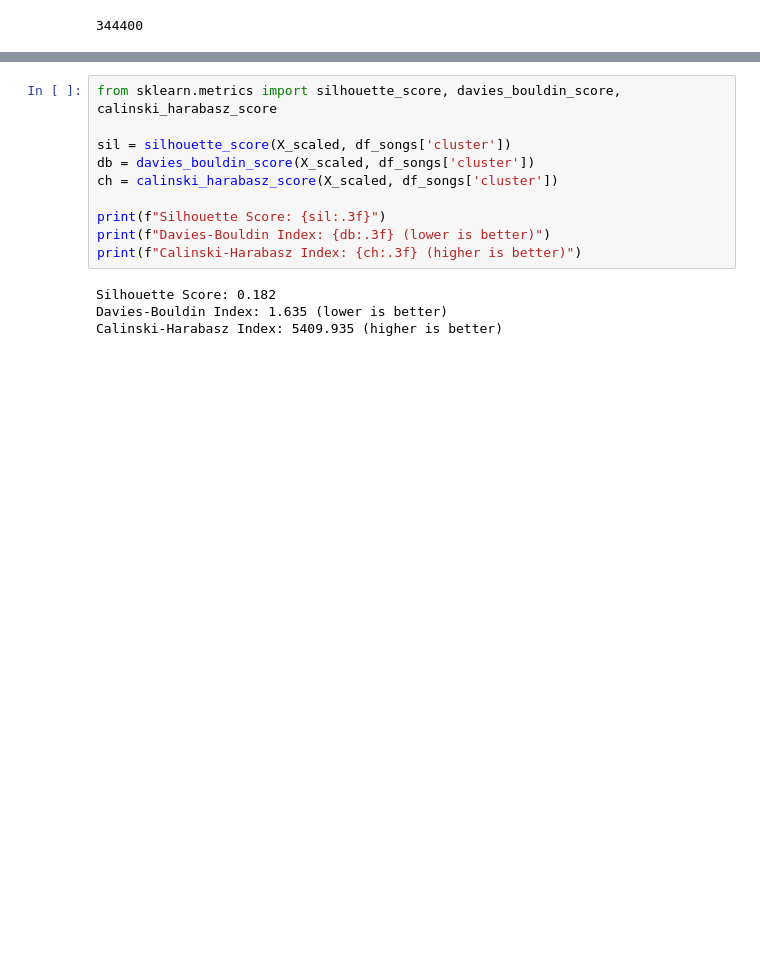
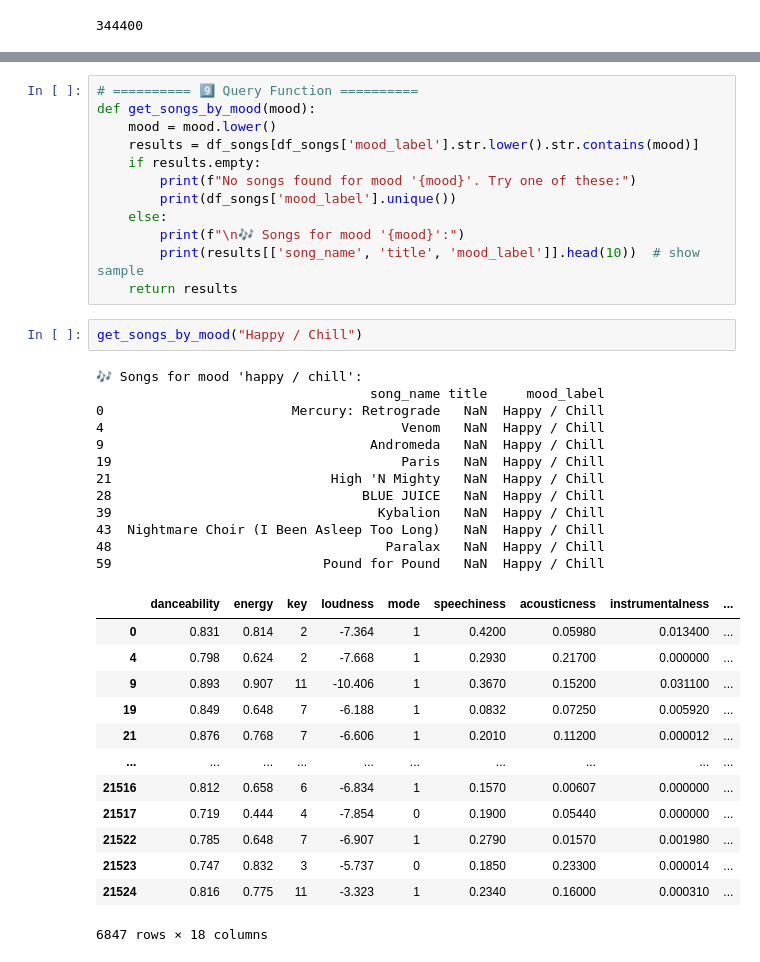
Before and after one commit to Aravind556/Dhwani, a Jupyter notebook: test.ipynb, the cells around one changed output, grey strips where cells are left out. Cells and saved outputs as stored; diff of their text form; blank space fills up the shorter version.

```diff
--- a/test.ipynb
+++ b/test.ipynb
@@ -199,14 +178,40 @@ Sad / Mellow         0.652   0.733         0.754  160.785
-# %%
-from sklearn.metrics import silhouette_score, davies_bouldin_score, calinski_harabasz_score
-
-sil = silhouette_score(X_scaled, df_songs['cluster'])
-db = davies_bouldin_score(X_scaled, df_songs['cluster'])
-ch = calinski_harabasz_score(X_scaled, df_songs['cluster'])
-
-print(f"Silhouette Score: {sil:.3f}")
-print(f"Davies-Bouldin Index: {db:.3f} (lower is better)")
-print(f"Calinski-Harabasz Index: {ch:.3f} (higher is better)")
-# %% [output]
-Silhouette Score: 0.182
-Davies-Bouldin Index: 1.635 (lower is better)
-Calinski-Harabasz Index: 5409.935 (higher is better)
+# %%
+# ========== 9️⃣ Query Function ==========
+def get_songs_by_mood(mood):
+    mood = mood.lower()
+    results = df_songs[df_songs['mood_label'].str.lower().str.contains(mood)]
+    if results.empty:
+        print(f"No songs found for mood '{mood}'. Try one of these:")
+        print(df_songs['mood_label'].unique())
+    else:
+        print(f"\n🎶 Songs for mood '{mood}':")
+        print(results[['song_name', 'title', 'mood_label']].head(10))  # show sample
+    return results
+# %%
+get_songs_by_mood("Happy / Chill")
+# %% [output]
+🎶 Songs for mood 'happy / chill':
+                                   song_name title     mood_label
+0                        Mercury: Retrograde   NaN  Happy / Chill
+4                                      Venom   NaN  Happy / Chill
+9                                  Andromeda   NaN  Happy / Chill
+19                                     Paris   NaN  Happy / Chill
+21                            High 'N Mighty   NaN  Happy / Chill
+28                                BLUE JUICE   NaN  Happy / Chill
+39                                  Kybalion   NaN  Happy / Chill
+43  Nightmare Choir (I Been Asleep Too Long)   NaN  Happy / Chill
+48                                   Paralax   NaN  Happy / Chill
+59                           Pound for Pound   NaN  Happy / Chill
+|  | danceability | energy | key | loudness | mode | speechiness | acousticness | instrumentalness | ... |
+| 0 | 0.831 | 0.814 | 2 | -7.364 | 1 | 0.4200 | 0.05980 | 0.013400 | ... |
+| 4 | 0.798 | 0.624 | 2 | -7.668 | 1 | 0.2930 | 0.21700 | 0.000000 | ... |
+| 9 | 0.893 | 0.907 | 11 | -10.406 | 1 | 0.3670 | 0.15200 | 0.031100 | ... |
+| 19 | 0.849 | 0.648 | 7 | -6.188 | 1 | 0.0832 | 0.07250 | 0.005920 | ... |
+| 21 | 0.876 | 0.768 | 7 | -6.606 | 1 | 0.2010 | 0.11200 | 0.000012 | ... |
+| ... | ... | ... | ... | ... | ... | ... | ... | ... | ... |
+| 21516 | 0.812 | 0.658 | 6 | -6.834 | 1 | 0.1570 | 0.00607 | 0.000000 | ... |
+| 21517 | 0.719 | 0.444 | 4 | -7.854 | 0 | 0.1900 | 0.05440 | 0.000000 | ... |
+| 21522 | 0.785 | 0.648 | 7 | -6.907 | 1 | 0.2790 | 0.01570 | 0.001980 | ... |
+| 21523 | 0.747 | 0.832 | 3 | -5.737 | 0 | 0.1850 | 0.23300 | 0.000014 | ... |
+| 21524 | 0.816 | 0.775 | 11 | -3.323 | 1 | 0.2340 | 0.16000 | 0.000310 | ... |
+6847 rows × 18 columns
```
Also changed, not shown: parts of 3 cells of this notebook, 1 other file.
